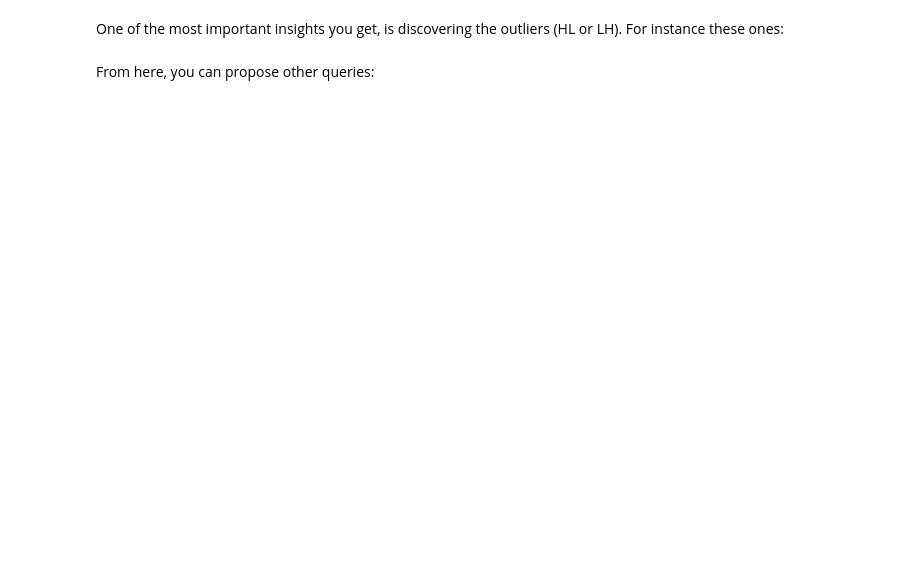
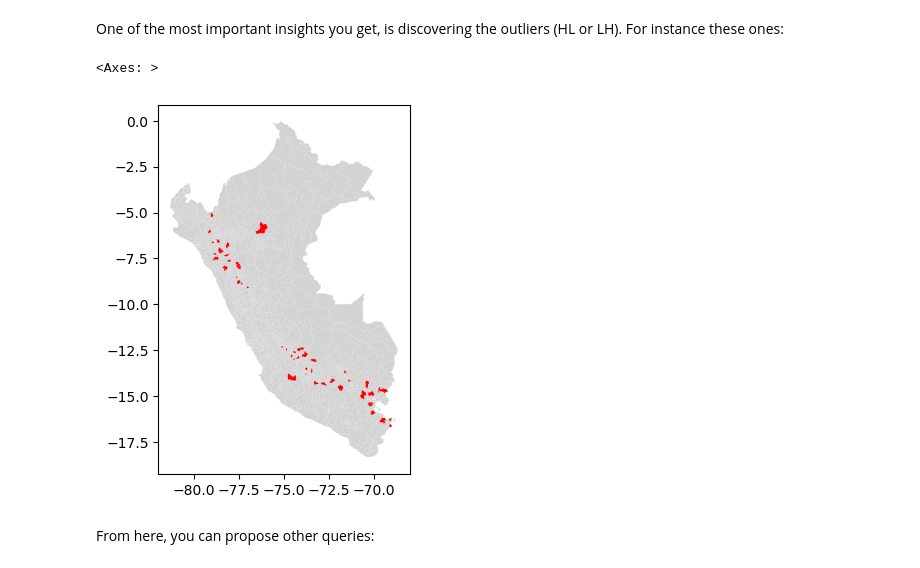
Before and after one commit to DACSS-CSSmeths/Spatial-Analytics, a Jupyter notebook: index.ipynb, the cells around one changed output. Drawn from its saved outputs; the diff is of its cells as text; code cells hidden in the pictures; blank space fills up the shorter version.

```diff
--- a/index.ipynb
+++ b/index.ipynb
@@ -248,7 +417,11 @@ peru_hdi_map.explore(
 # %% [markdown]
 One of the most important insights you get, is discovering the outliers (HL or LH). For instance these ones:
 # %%
-peru_hdi_map[peru_hdi_map.HDI_quadrant=='4_HotOutlier'].explore(color='red')
+base=peru_hdi_map.plot(color='lightgrey')
+peru_hdi_map[peru_hdi_map.HDI_quadrant=='4_HotOutlier'].plot(color='red', ax=base)
+# %% [output]
+<Axes: >
+[figure, added]
 # %% [markdown]
 From here, you can propose other queries:
 # %%
```
Also changed, not shown: parts of 46 cells of this notebook, 1 other file.
